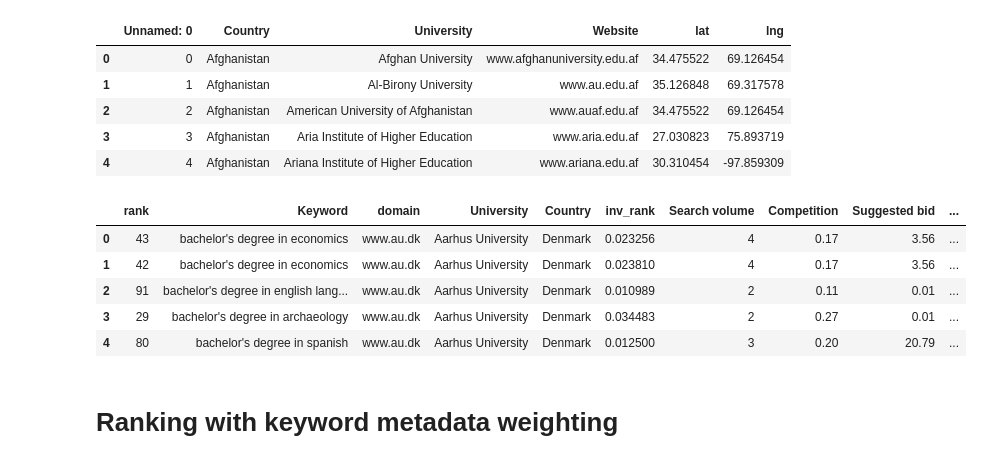
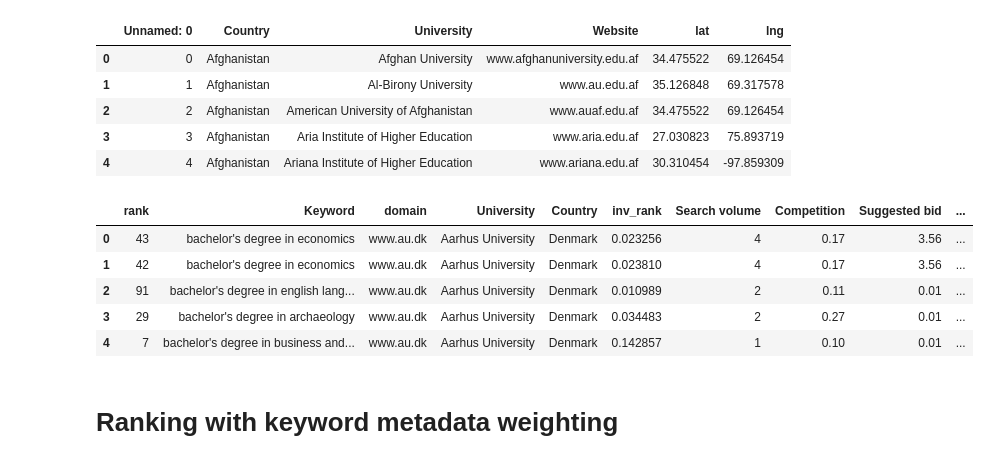
Before and after one commit to fearnleymartin/world-university-rankings, a Jupyter notebook: alternative_university_ranking_project.ipynb, the cells around one changed output. Cells and saved outputs as stored; diff of their text form; code cells hidden in the pictures.

Commit message:
fixed bug where rankings for computing & it were not showing

```diff
--- a/alternative_university_ranking_project.ipynb
+++ b/alternative_university_ranking_project.ipynb
@@ -181,15 +204,18 @@ In this section, we aim to weight the different search queries (degree type + su
 # auxiliary function
 def lower(string):
     return string.lower()
+def replace_and(string):
+    return string.replace('&', 'and')
 # %%
 # data wrangling
 rankings.columns = ['rank', 'Keyword', 'domain', 'University', 'Country', 'inv_rank']
-rankings['Keyword'] = rankings['Keyword'].apply(lower)
+rankings['Keyword'] = rankings['Keyword'].apply(lower).apply(replace_and)
 # %%
 # loading and cleaning the keyword data
 keyword_data = pd.read_csv('keywords/Keyword Planner type 1 2017-01-09 at 01-28-48.csv', sep='\t')
 
 # data cleaning
+keyword_data['Keyword'] = keyword_data['Keyword'].apply(lower)
 keyword_data.columns = ['Keyword', 'Search volume','Competition', 'Suggested bid']
 keyword_data['Search volume'].fillna(1, inplace=True)
 keyword_data['Competition'].fillna(0.1, inplace=True)
@@ -260,31 +294,32 @@ lat_lon.head()
 # %%
 # export to json
 def extract_degree_type(keyword):
     if keyword[0]=='b':
         return 'bachelor'
     elif keyword[0]=='m':
         return 'master'
     else:
         return 'phd'
 def extract_subject(keyword):
     return keyword.split('in ')[1]
 
 
 
 rankings_seo_data_json = rankings_seo_data.copy()
 rankings_seo_data_json['degree_type'] = rankings_seo_data_json['Keyword'].apply(extract_degree_type)
 rankings_seo_data_json['subject'] = rankings_seo_data_json['Keyword'].apply(extract_subject)
 rankings_seo_data_json['Country'].replace(to_replace=states,value='United States', inplace=True)
+rankings_seo_data_json['Country'].replace(to_replace='USA',value='United States', inplace=True)
 rankings_seo_data_json = rankings_seo_data_json.merge(lat_lon[['University','lat','lng']], on='University')
 rankings_seo_data_json[['domain', 'University', 'Country', 'weighted_inv_rank', 'degree_type', 'subject','lat','lng']].to_csv('website/data/data.csv')
 rankings_seo_data_json.head()
 # %% [output]
 |  | rank | Keyword | domain | University | Country | inv_rank | Search volume | Competition | Suggested bid | ... |
 | 0 | 43 | bachelor's degree in economics | www.au.dk | Aarhus University | Denmark | 0.023256 | 4 | 0.17 | 3.56 | ... |
 | 1 | 42 | bachelor's degree in economics | www.au.dk | Aarhus University | Denmark | 0.023810 | 4 | 0.17 | 3.56 | ... |
 | 2 | 91 | bachelor's degree in english lang... | www.au.dk | Aarhus University | Denmark | 0.010989 | 2 | 0.11 | 0.01 | ... |
 | 3 | 29 | bachelor's degree in archaeology | www.au.dk | Aarhus University | Denmark | 0.034483 | 2 | 0.27 | 0.01 | ... |
-| 4 | 80 | bachelor's degree in spanish | www.au.dk | Aarhus University | Denmark | 0.012500 | 3 | 0.20 | 20.79 | ... |
+| 4 | 7 | bachelor's degree in business and... | www.au.dk | Aarhus University | Denmark | 0.142857 | 1 | 0.10 | 0.01 | ... |
 # %% [markdown]
 # Ranking with keyword metadata weighting
 # %%
```
Also changed, not shown: parts of 9 cells of this notebook, 3 other files.
